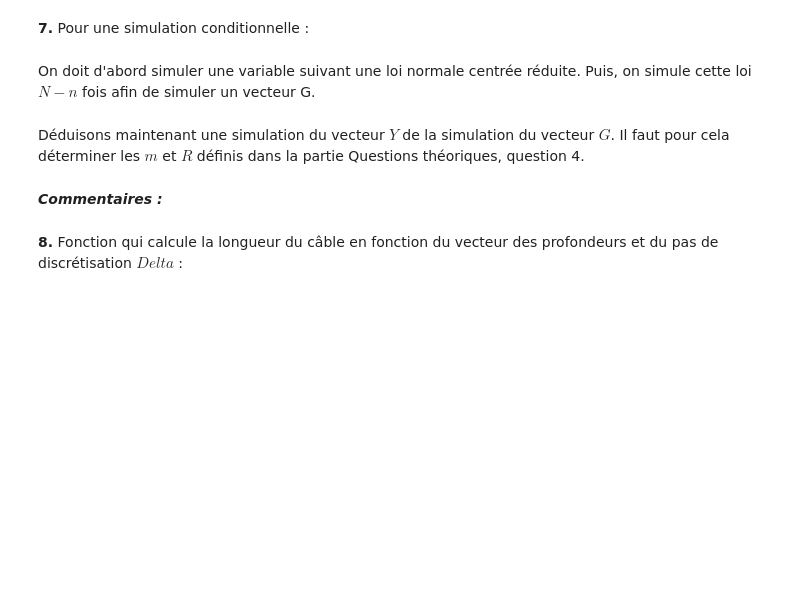
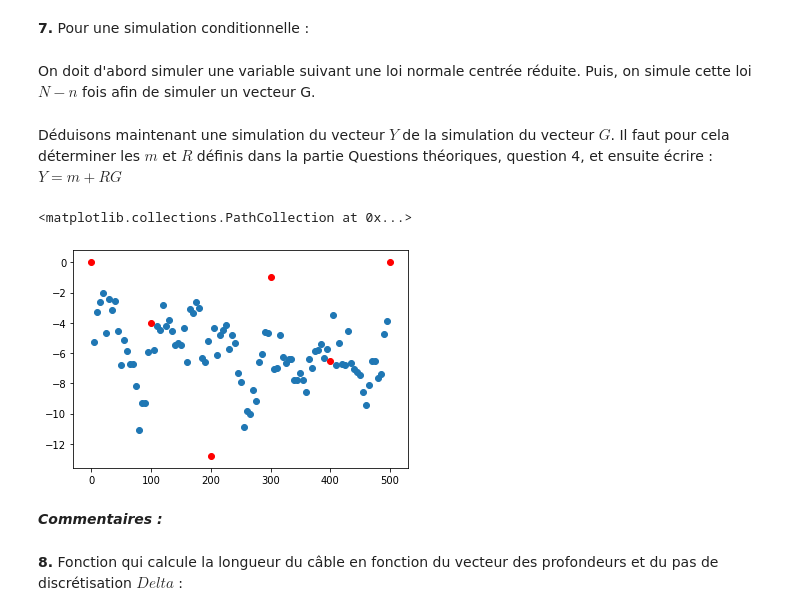
Before and after one commit to vincentlannelongue/projet_mathinfo_proba, a Jupyter notebook: projet_proba.ipynb, the cells around one changed output. Saved outputs shown, nothing was run; the diff lists cells and outputs as text; code cells hidden in the pictures; blank space fills up the shorter version.

Commit message:
question_7

```diff
--- a/projet_proba.ipynb
+++ b/projet_proba.ipynb
@@ -199,4 +198,4 @@ def G():
         G[i] = np.random.normal(0, 1, 1)
     return G
 # %% [markdown]
-Déduisons maintenant une simulation du vecteur $Y$ de la simulation du vecteur $G$. Il faut pour cela déterminer les $m$ et $R$ définis dans la partie Questions théoriques, question 4.
+Déduisons maintenant une simulation du vecteur $Y$ de la simulation du vecteur $G$. Il faut pour cela déterminer les $m$ et $R$ définis dans la partie Questions théoriques, question 4, et ensuite écrire : $Y = m + RG$
@@ -207,3 +202,15 @@ def simulation():# A COMPLETER
+# %%
+m = np.array([mu for i in range(len(unknown_indexes))])
+R = np.linalg.cholesky(cov_cond)
+def simulation():
+    return m + R.dot(G())
+# %%
+plt.scatter(position, simulation())
+position_ = np.array(observation_indexes)*Delta
+plt.scatter(position_, depth, color = 'red')
+# %% [output]
+<matplotlib.collections.PathCollection at 0x...>
+[figure, added]
 # %% [markdown]
 ***Commentaires :***
 # %% [markdown]
```
Also changed, not shown: parts of 3 cells of this notebook.
